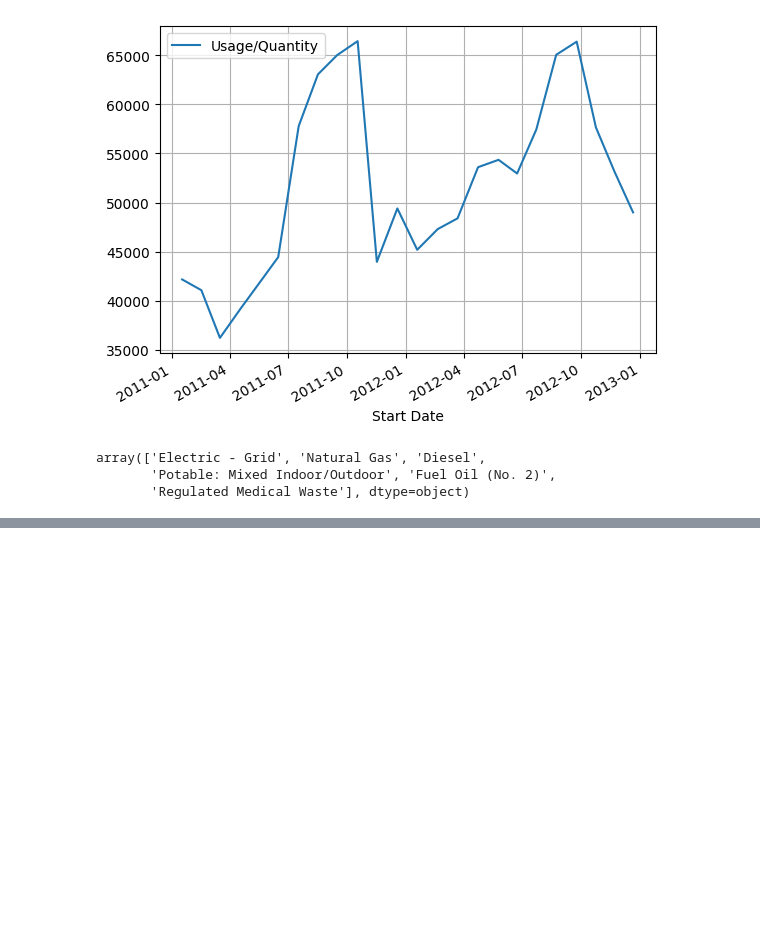
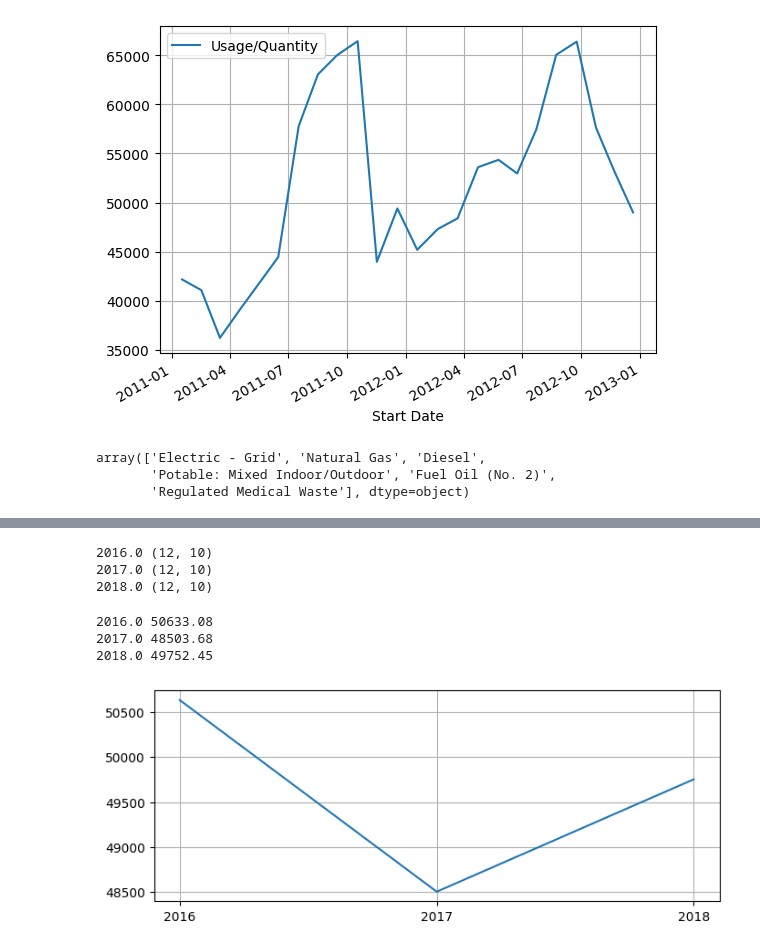
Before and after one commit to saeed-saffari/CPHSC, a Jupyter notebook: O-LCA/Halifax_Infirmary_Complex_meters.ipynb, the cells around one changed output, grey strips where cells are left out. Saved outputs shown, nothing was run; the diff lists cells and outputs as text; code cells hidden in the pictures; blank space fills up the shorter version.

```diff
--- a/O-LCA/Halifax_Infirmary_Complex_meters.ipynb
+++ b/O-LCA/Halifax_Infirmary_Complex_meters.ipynb
@@ -499,0 +560,3 @@ Electric[Electric.Year<2013].plot(x='Start Date',y='Usage/Quantity')
+# %%
+Medical_Waste = group_df.get_group('Regulated Medical Waste')
+Medical_Waste
@@ -499,0 +581,30 @@ Electric[Electric.Year<2013].plot(x='Start Date',y='Usage/Quantity')
+# %%
+for year in Medical_Waste.Year.unique():
+    tt = Medical_Waste[Medical_Waste.Year==year]
+    print(year, tt.shape)
+# %% [output]
+2016.0 (12, 10)
+2017.0 (12, 10)
+2018.0 (12, 10)
+# %%
+avv6 = []
+for year in Medical_Waste.Year.unique():
+    if (year == 2022) or (year==2023):
+        continue
+    tt = Medical_Waste[Medical_Waste.Year==year]
+    print(year, tt['Cost ($)'].mean().round(2))
+    #print("")
+    avv6.append(tt['Cost ($)'].mean().round(2))
+#avv2
+# %% [output]
+2016.0 50633.08
+2017.0 48503.68
+2018.0 49752.45
+# %%
+plt.figure(figsize=(8,3))
+plt.plot([2016, 2017, 2018],avv6)
+plt.grid()
+plt.xticks([2016, 2017, 2018])
+plt.show()
+# %% [output]
+[figure, added]
```
Also changed, not shown: parts of 14 cells of this notebook.
